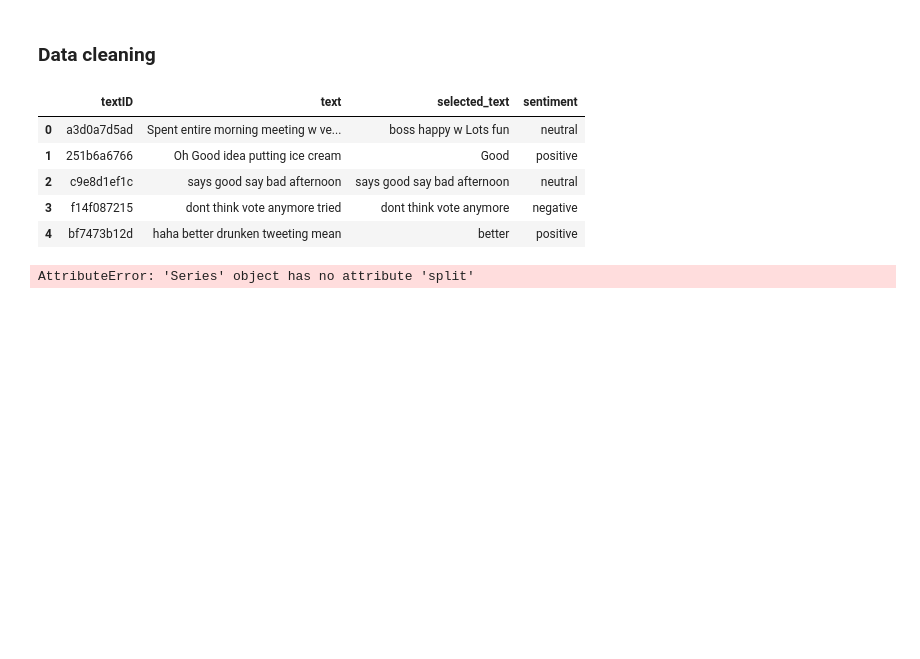
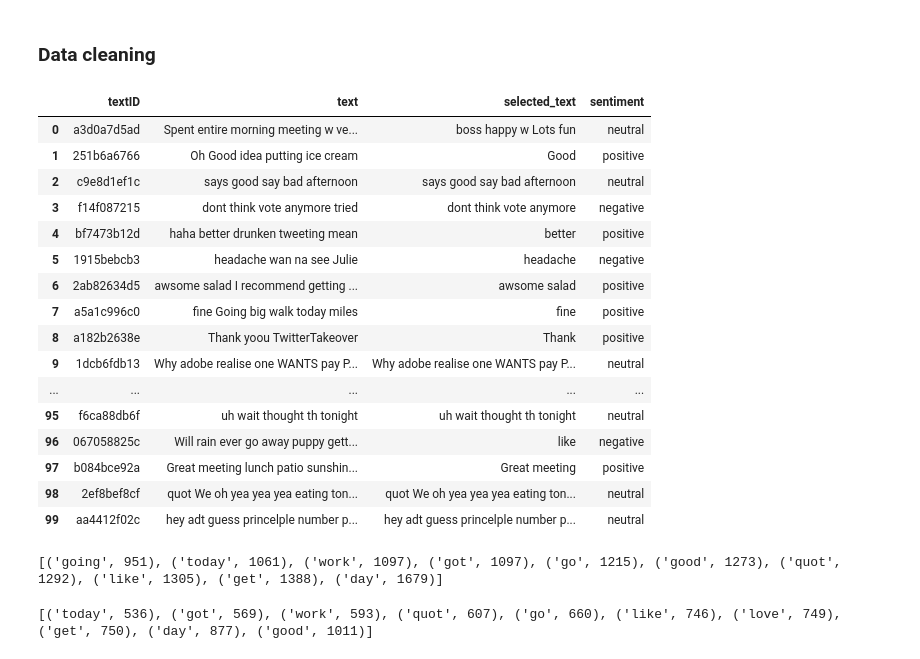
Before and after one commit to MohannadEhabBarakat/AI-ML-training, a Jupyter notebook: Kaggle Tweet Sentiment Extraction/Data loading and visualization .ipynb, the cells around one changed output. Cells and saved outputs as stored; diff of their text form; code cells hidden in the pictures; blank space fills up the shorter version.

Commit message:
feat: word freq in kaggle tweet comp

```diff
--- a/Kaggle Tweet Sentiment Extraction/Data loading and visualization .ipynb
+++ b/Kaggle Tweet Sentiment Extraction/Data loading and visualization .ipynb
@@ -21,7 +21,8 @@ from nltk.corpus import stopwords # load stoping words
 from nltk.tokenize import word_tokenize # word tokenizer
 import operator
 
-
+pd.set_option('display.max_colwidth', -1)
+pd.options.display.max_rows = 4000
 
 import re # Regular expression
 # %% [markdown]
@@ -253,17 +275,44 @@ def clean_test():
     test.text=clean_data(test.text)
 # %%
 train_df = clean_train()
-train_df.head()
+train_df.head(100)
 # %% [output]
 |  | textID | text | selected_text | sentiment |
 | 0 | a3d0a7d5ad | Spent entire morning meeting w ve... | boss happy w Lots fun | neutral |
 | 1 | 251b6a6766 | Oh Good idea putting ice cream | Good | positive |
 | 2 | c9e8d1ef1c | says good say bad afternoon | says good say bad afternoon | neutral |
 | 3 | f14f087215 | dont think vote anymore tried | dont think vote anymore | negative |
 | 4 | bf7473b12d | haha better drunken tweeting mean | better | positive |
+| 5 | 1915bebcb3 | headache wan na see Julie | headache | negative |
+| 6 | 2ab82634d5 | awsome salad I recommend getting ... | awsome salad | positive |
+| 7 | a5a1c996c0 | fine Going big walk today miles | fine | positive |
+| 8 | a182b2638e | Thank yoou TwitterTakeover | Thank | positive |
+| 9 | 1dcb6fdb13 | Why adobe realise one WANTS pay P... | Why adobe realise one WANTS pay P... | neutral |
+| ... | ... | ... | ... | ... |
+| 95 | f6ca88db6f | uh wait thought th tonight | uh wait thought th tonight | neutral |
+| 96 | 067058825c | Will rain ever go away puppy gett... | like | negative |
+| 97 | b084bce92a | Great meeting lunch patio sunshin... | Great meeting | positive |
+| 98 | 2ef8bef8cf | quot We oh yea yea yea eating ton... | quot We oh yea yea yea eating ton... | neutral |
+| 99 | aa4412f02c | hey adt guess princelple number p... | hey adt guess princelple number p... | neutral |
 # %%
-train_text_freq = train_df.text.apply(lambda x : )
+train_text_freq={}
+for i in train_df.text:
+    train_count_freq = word_frequency(i,train_text_freq)
 
-max(train_text_freq.iteritems(), key=operator.itemgetter(1))[0]
+# train_text_freq = train_df.text.apply(lambda x : word_frequency(x,train_text_freq) )
+
+sorted_train_text_freq = sorted(train_text_freq.items(), key=operator.itemgetter(1))
+print(sorted_train_text_freq[-11:-1])
 # %% [output]
-AttributeError: 'Series' object has no attribute 'split'
+[('going', 951), ('today', 1061), ('work', 1097), ('got', 1097), ('go', 1215), ('good', 1273), ('quot', 1292), ('like', 1305), ('get', 1388), ('day', 1679)]
+# %%
+train_selected_text_freq={}
+for i in train_df.selected_text:
+    train_selected_text_freq = word_frequency(i,train_selected_text_freq)
+
+# train_text_freq = train_df.text.apply(lambda x : word_frequency(x,train_text_freq) )
+
+sorted_train_selected_text_freq = sorted(train_selected_text_freq.items(), key=operator.itemgetter(1))
+print(sorted_train_selected_text_freq[-11:-1])
+# %% [output]
+[('today', 536), ('got', 569), ('work', 593), ('quot', 607), ('go', 660), ('like', 746), ('love', 749), ('get', 750), ('day', 877), ('good', 1011)]
```
Also changed, not shown: parts of 5 cells of this notebook.
